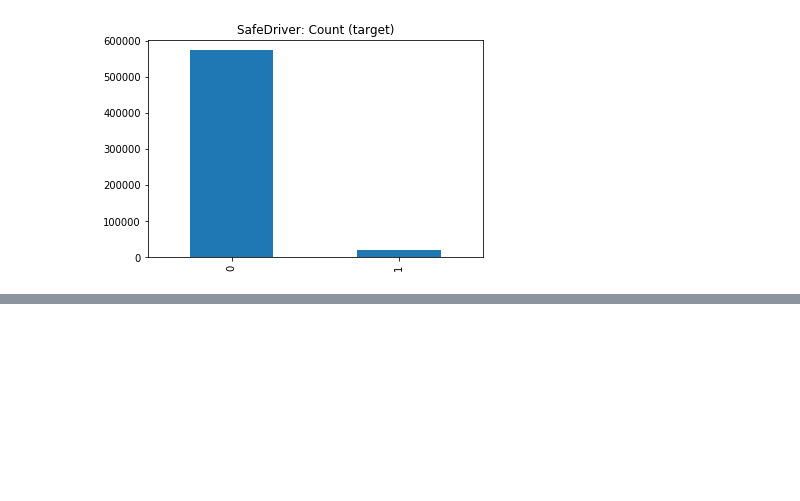
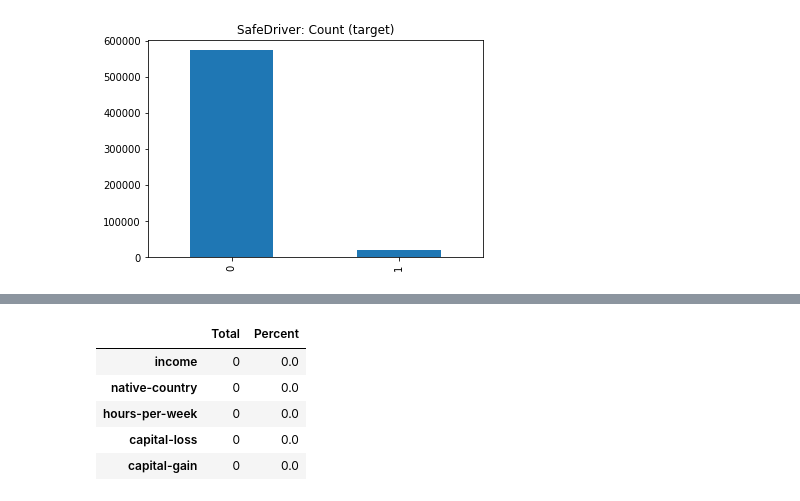
Before and after one commit to hsuemily/CE888-2, a Jupyter notebook: Assignment/PrototypeCode.ipynb, the cells around one changed output, grey strips where cells are left out. Cells and saved outputs as stored; diff of their text form; code cells hidden in the pictures; blank space fills up the shorter version.

```diff
--- a/Assignment/PrototypeCode.ipynb
+++ b/Assignment/PrototypeCode.ipynb
@@ -112,0 +174,17 @@ Imbalance rate: 96.36 %
+# %%
+# dealing with missing value
+
+#*****Adult
+total = Adult.isnull().sum().sort_values(ascending=False)
+# summarize the amount of missing value in each attributes, and then sort it by descending order
+# percent = the counts of missing value /the counts of item (in each attribute)
+percent = (Adult.isnull().sum()/Adult.isnull().count()).sort_values(ascending=False)
+missing_data = pd.concat([total,percent],axis=1,keys=['Total','Percent'])
+missing_data.head()
+# %% [output]
+|  | Total | Percent |
+| income | 0 | 0.0 |
+| native-country | 0 | 0.0 |
+| hours-per-week | 0 | 0.0 |
+| capital-loss | 0 | 0.0 |
+| capital-gain | 0 | 0.0 |
```
Also changed, not shown: parts of 7 cells of this notebook.
